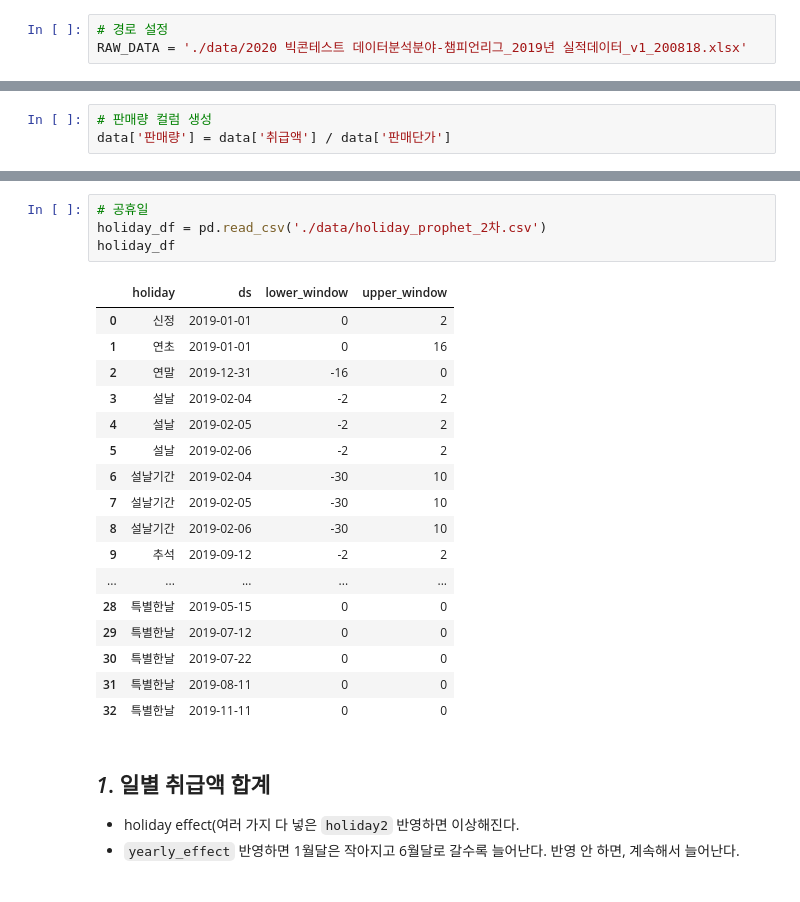
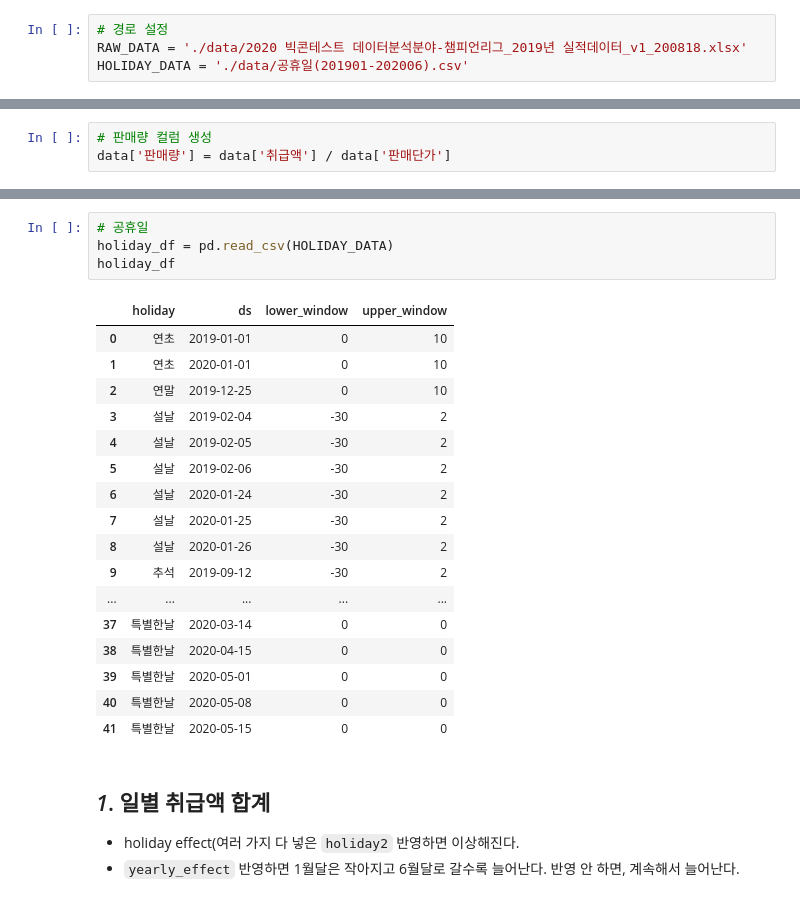
Before and after one commit to sirzzang/Data-Analysis, a Jupyter notebook: BigContest/EDA/EDA_TimeSeries_Prophet_20200908.ipynb, the cells around one changed output, grey strips where cells are left out. Drawn from its saved outputs; the diff is of its cells as text.

```diff
--- a/BigContest/EDA/EDA_TimeSeries_Prophet_20200908.ipynb
+++ b/BigContest/EDA/EDA_TimeSeries_Prophet_20200908.ipynb
@@ -41,6 +45,7 @@ os.getcwd()
 # %%
 # 경로 설정
 RAW_DATA = './data/2020 빅콘테스트 데이터분석분야-챔피언리그_2019년 실적데이터_v1_200818.xlsx'
+HOLIDAY_DATA = './data/공휴일(201901-202006).csv'
 # %%
 # 데이터 로드 및 기본 전처리
 data_raw = pd.read_excel(RAW_DATA, header=1)
@@ -73,26 +78,26 @@ data.head(10)
 | 9 | 2019-01-01 08:00:00 | 20.0 | 100808 | 202377 | CERINI by PAT 남성 소프트 기모 릴렉스팬츠 | 의류 | 59900 | 16133000.0 | 269.332220 | 2019-01-01 | 2019-01-01 08:00:00 |
 # %%
 # 공휴일
-holiday_df = pd.read_csv('./data/holiday_prophet_2차.csv')
+holiday_df = pd.read_csv(HOLIDAY_DATA)
 holiday_df
 # %% [output]
 |  | holiday | ds | lower_window | upper_window |
-| 0 | 신정 | 2019-01-01 | 0 | 2 |
-| 1 | 연초 | 2019-01-01 | 0 | 16 |
-| 2 | 연말 | 2019-12-31 | -16 | 0 |
-| 3 | 설날 | 2019-02-04 | -2 | 2 |
-| 4 | 설날 | 2019-02-05 | -2 | 2 |
-| 5 | 설날 | 2019-02-06 | -2 | 2 |
-| 6 | 설날기간 | 2019-02-04 | -30 | 10 |
-| 7 | 설날기간 | 2019-02-05 | -30 | 10 |
-| 8 | 설날기간 | 2019-02-06 | -30 | 10 |
-| 9 | 추석 | 2019-09-12 | -2 | 2 |
+| 0 | 연초 | 2019-01-01 | 0 | 10 |
+| 1 | 연초 | 2020-01-01 | 0 | 10 |
+| 2 | 연말 | 2019-12-25 | 0 | 10 |
+| 3 | 설날 | 2019-02-04 | -30 | 2 |
+| 4 | 설날 | 2019-02-05 | -30 | 2 |
+| 5 | 설날 | 2019-02-06 | -30 | 2 |
+| 6 | 설날 | 2020-01-24 | -30 | 2 |
+| 7 | 설날 | 2020-01-25 | -30 | 2 |
+| 8 | 설날 | 2020-01-26 | -30 | 2 |
+| 9 | 추석 | 2019-09-12 | -30 | 2 |
 | ... | ... | ... | ... | ... |
-| 28 | 특별한날 | 2019-05-15 | 0 | 0 |
-| 29 | 특별한날 | 2019-07-12 | 0 | 0 |
-| 30 | 특별한날 | 2019-07-22 | 0 | 0 |
-| 31 | 특별한날 | 2019-08-11 | 0 | 0 |
-| 32 | 특별한날 | 2019-11-11 | 0 | 0 |
+| 37 | 특별한날 | 2020-03-14 | 0 | 0 |
+| 38 | 특별한날 | 2020-04-15 | 0 | 0 |
+| 39 | 특별한날 | 2020-05-01 | 0 | 0 |
+| 40 | 특별한날 | 2020-05-08 | 0 | 0 |
+| 41 | 특별한날 | 2020-05-15 | 0 | 0 |
 # %% [markdown]
 ## _1_. 일별 취급액 합계
 
```
Also changed, not shown: parts of 22 cells of this notebook, 3 other files.
